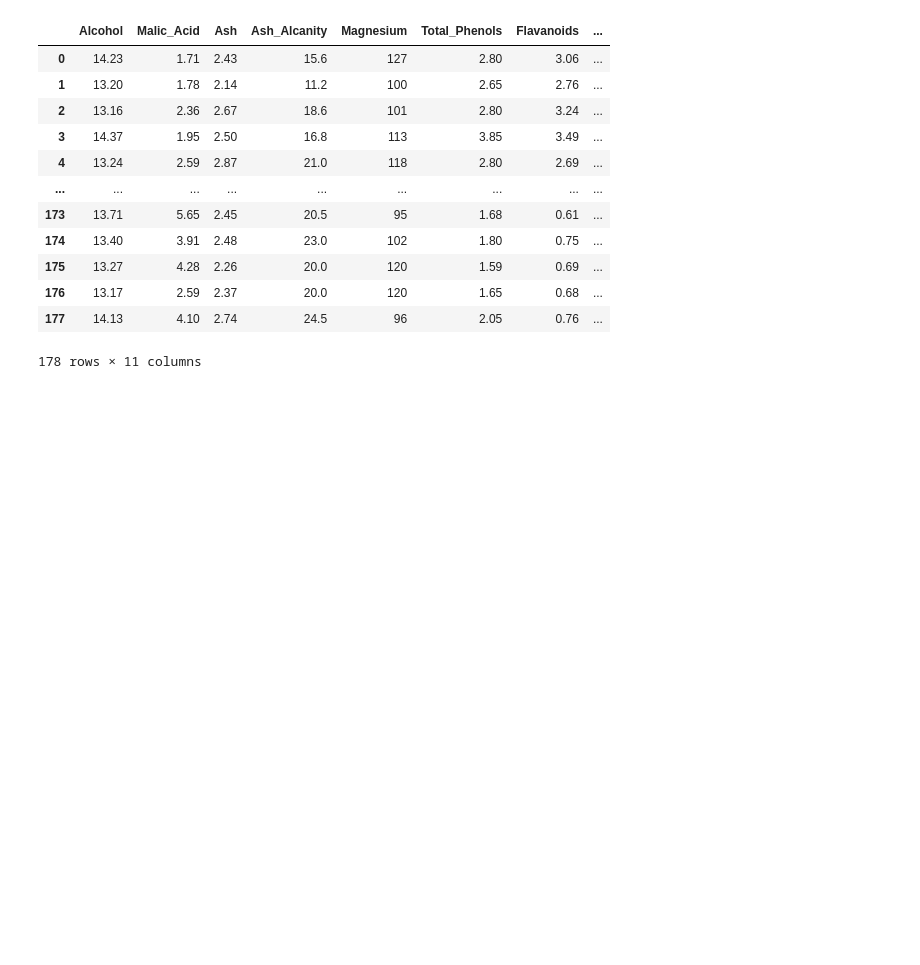
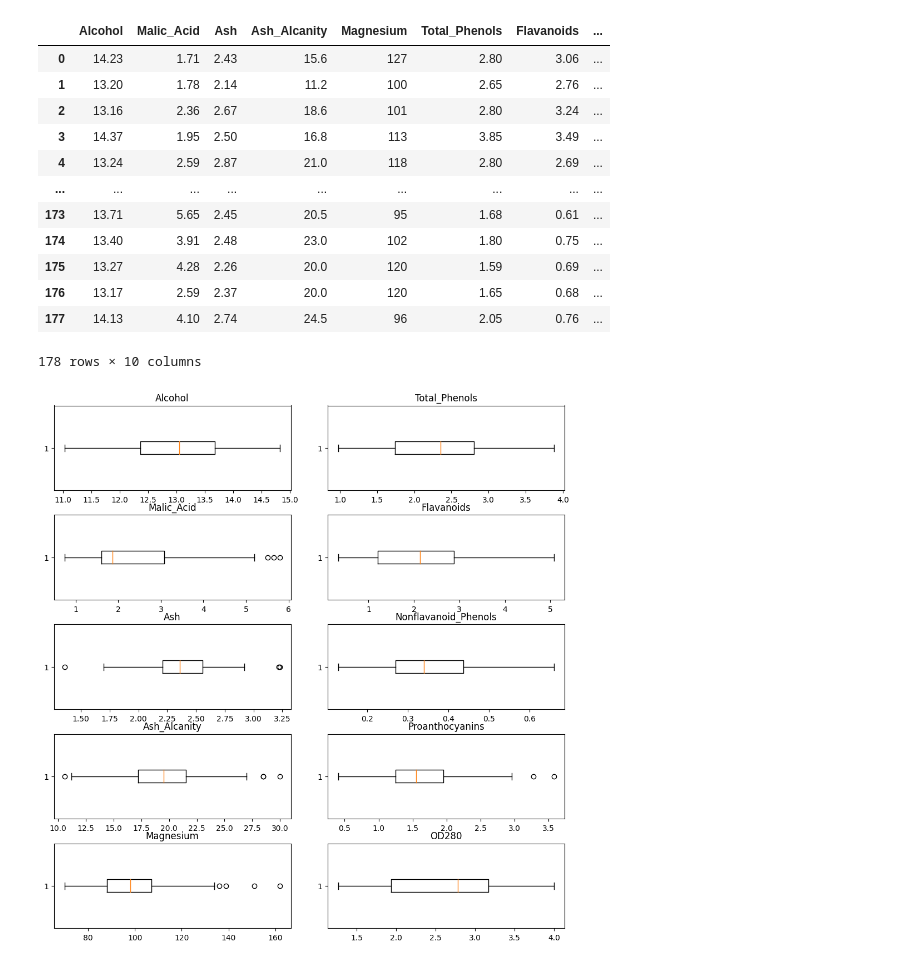
Before and after one commit to mikey-joyce/Unsupervised-Learning, a Jupyter notebook: final_project/src/main.ipynb, the cells around one changed output. Cells and saved outputs as stored; diff of their text form; code cells hidden in the pictures; blank space fills up the shorter version.

```diff
--- a/final_project/src/main.ipynb
+++ b/final_project/src/main.ipynb
@@ -10,8 +14,12 @@ from PCM import PCM
 # import pyclustertend
 # %%
 data = pd.read_csv('../data/wine-clustering.csv')
-cols = ['Color_Intensity', 'Hue']
+cols = ['Color_Intensity', 'Hue', 'Proline']
 data = data.drop(columns=cols)
+
+original = data.copy()
+# print(original)
+
 data
 # %% [output]
 |  | Alcohol | Malic_Acid | Ash | Ash_Alcanity | Magnesium | Total_Phenols | Flavanoids | ... |
@@ -26,4 +34,21 @@ data
 | 175 | 13.27 | 4.28 | 2.26 | 20.0 | 120 | 1.59 | 0.69 | ... |
 | 176 | 13.17 | 2.59 | 2.37 | 20.0 | 120 | 1.65 | 0.68 | ... |
 | 177 | 14.13 | 4.10 | 2.74 | 24.5 | 96 | 2.05 | 0.76 | ... |
-178 rows × 11 columns
+178 rows × 10 columns
+# %%
+fig, axes = plt.subplots(5, 2, figsize=(10, 10))
+fig.tight_layout()
+
+i, j = 0, 0
+for (name, col) in data.iteritems():
+    if i == 5:
+        i, j = 0, 1
+
+    bp = axes[i, j].boxplot(col, vert=0)
+    axes[i, j].set_title(name)
+    i += 1
+
+# plt.savefig('boxplots.png')
+plt.show()
+# %% [output]
+[figure, added]
```
Also changed, not shown: parts of 15 cells of this notebook, 5 other files.
